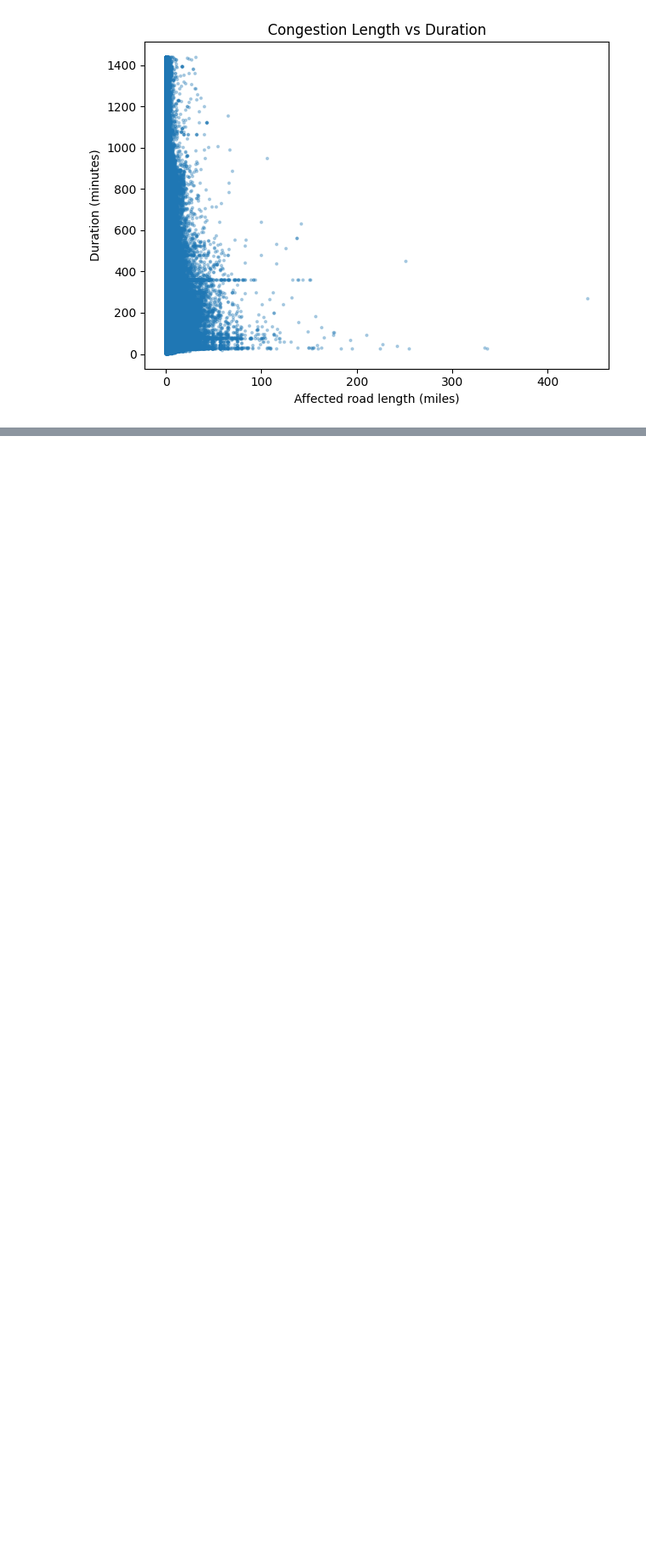
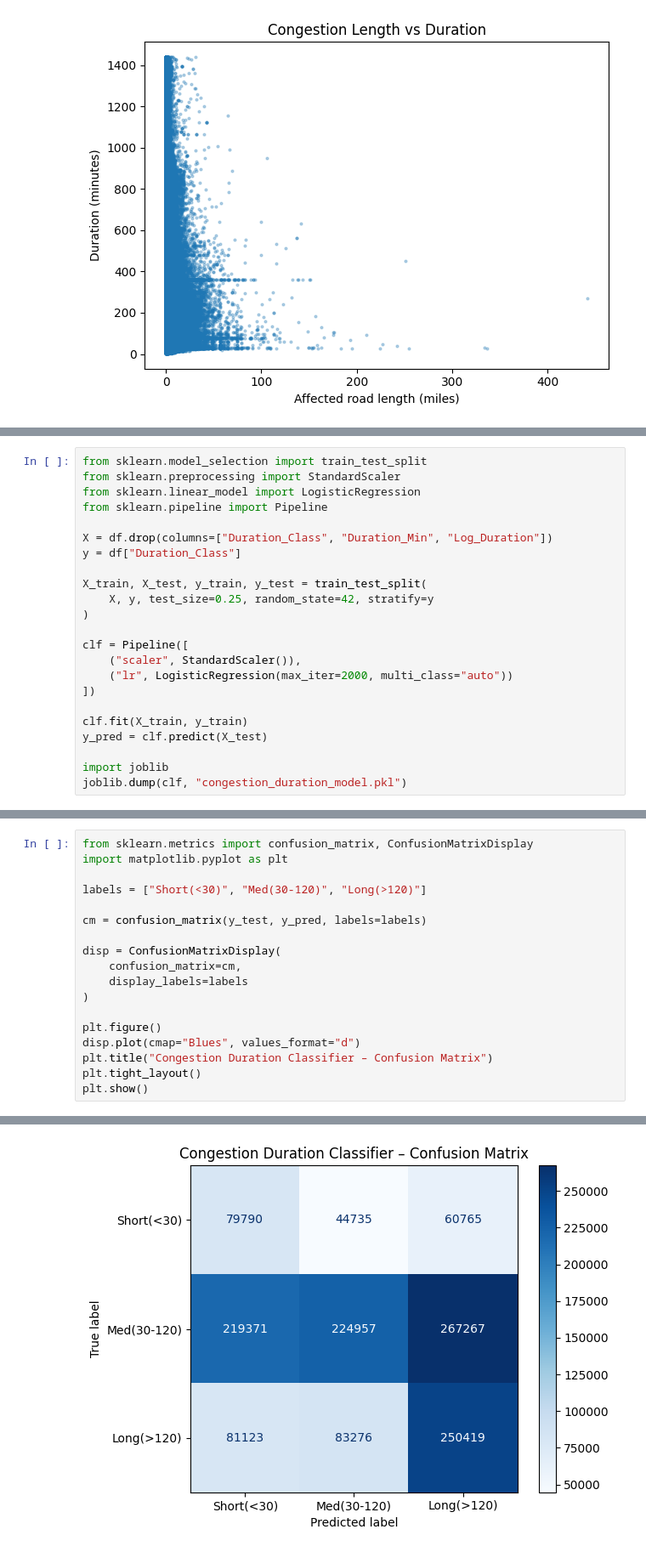
Before and after one commit to hargunmujral/cs451-final-project, a Jupyter notebook: data-science.ipynb, the cells around one changed output, grey strips where cells are left out. Shown at 85% size. Cells and saved outputs as stored; diff of their text form; blank space fills up the shorter version.

Commit message:
Completed EDA and predictive modelling

```diff
--- a/data-science.ipynb
+++ b/data-science.ipynb
@@ -343,0 +503,23 @@ feature_cols = [
+# %%
+from sklearn.model_selection import train_test_split
+from sklearn.preprocessing import StandardScaler
+from sklearn.linear_model import LogisticRegression
+from sklearn.pipeline import Pipeline
+
+X = df.drop(columns=["Duration_Class", "Duration_Min", "Log_Duration"])
+y = df["Duration_Class"]
+
+X_train, X_test, y_train, y_test = train_test_split(
+    X, y, test_size=0.25, random_state=42, stratify=y
+)
+
+clf = Pipeline([
+    ("scaler", StandardScaler()),
+    ("lr", LogisticRegression(max_iter=2000, multi_class="auto"))
+])
+
+clf.fit(X_train, y_train)
+y_pred = clf.predict(X_test)
+
+import joblib
+joblib.dump(clf, "congestion_duration_model.pkl")
@@ -343,0 +546,19 @@ feature_cols = [
+# %%
+from sklearn.metrics import confusion_matrix, ConfusionMatrixDisplay
+import matplotlib.pyplot as plt
+
+labels = ["Short(<30)", "Med(30-120)", "Long(>120)"]
+
+cm = confusion_matrix(y_test, y_pred, labels=labels)
+
+disp = ConfusionMatrixDisplay(
+    confusion_matrix=cm,
+    display_labels=labels
+)
+
+plt.figure()
+disp.plot(cmap="Blues", values_format="d")
+plt.title("Congestion Duration Classifier – Confusion Matrix")
+plt.tight_layout()
+plt.show()
+# %% [output]
@@ -343,0 +566 @@ feature_cols = [
+[figure, added]
```
Also changed, not shown: parts of 18 cells of this notebook, 4 other files.
